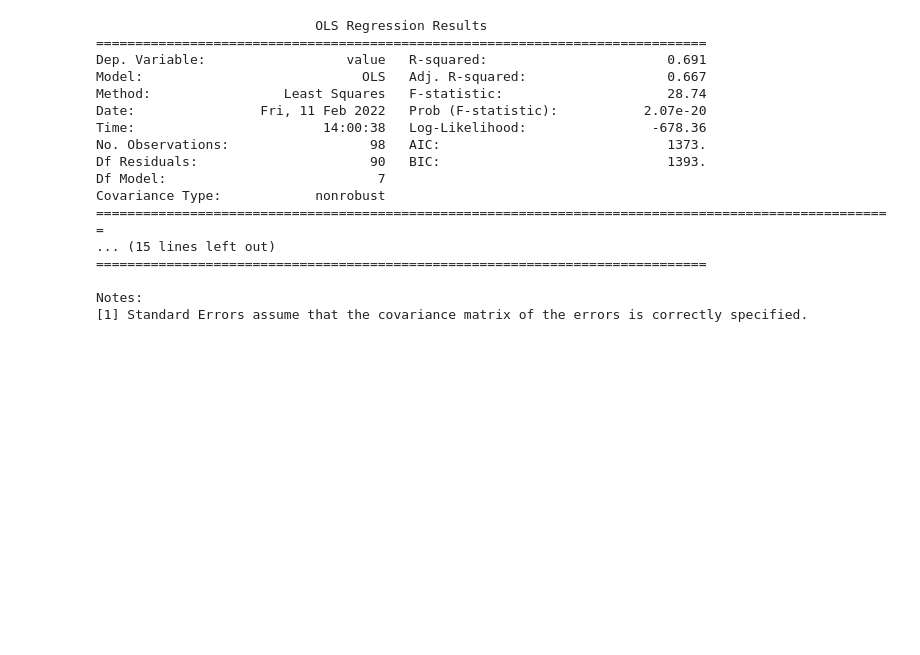
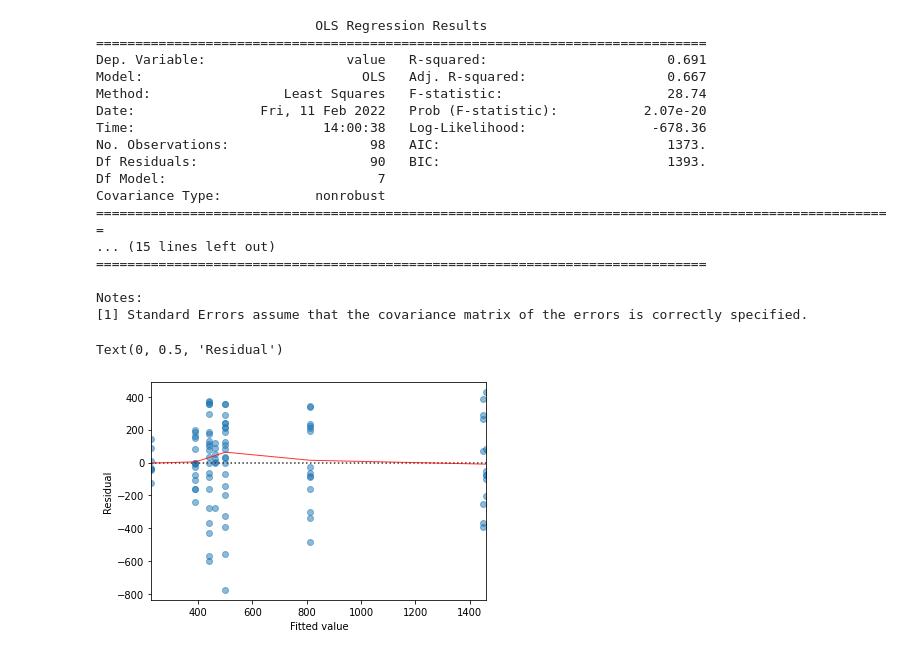
Before and after one commit to louiseshambrook/visit_scotland_final_project, a Jupyter notebook: visit_scotland_second_modelling.ipynb, the cells around one changed output. Drawn from its saved outputs; the diff is of its cells as text; code cells hidden in the pictures; blank space fills up the shorter version.

```diff
--- a/visit_scotland_second_modelling.ipynb
+++ b/visit_scotland_second_modelling.ipynb
@@ -102,3 +102,21 @@ Covariance Type:            nonrobust
 
 Notes:
 [1] Standard Errors assume that the covariance matrix of the errors is correctly specified.
+# %%
+# check diagnostic plots
+
+residuals = sm_model.fittedvalues - response_var
+# %%
+%matplotlib inline
+import seaborn as sns
+import matplotlib.pyplot as plt
+
+sns.residplot(x = sm_model.fittedvalues, y = residuals, # data to plot
+                          lowess = True, # Fit a lowess smoother to the residual scatterplot
+                          scatter_kws = {'alpha': 0.5}, # set the transparency of the scatter points
+                          line_kws = {'color': 'red', 'lw': 1, 'alpha': 0.8}) # set the line colour/transparency
+plt.xlabel("Fitted value")
+plt.ylabel("Residual")
+# %% [output]
+Text(0, 0.5, 'Residual')
+[figure, added]
```
Also changed, not shown: parts of 3 cells of this notebook, 3 other files.
